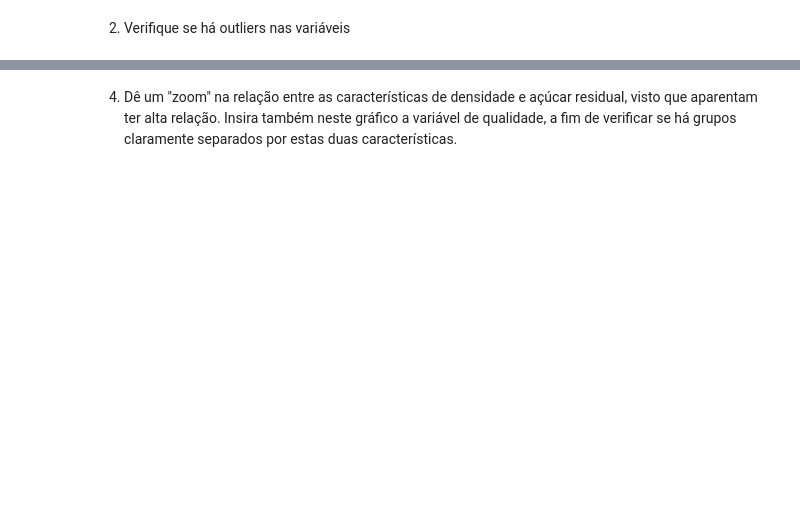
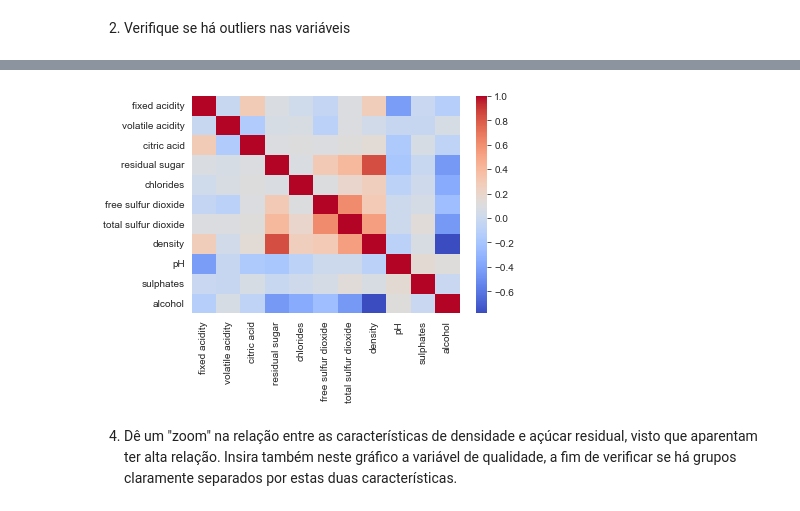
Before and after one commit to Moc967/letscode-data-2, a Jupyter notebook: src/Aula 4 - Seaborn.ipynb, the cells around one changed output, grey strips where cells are left out. Cells and saved outputs as stored; diff of their text form; code cells hidden in the pictures; blank space fills up the shorter version.

```diff
--- a/src/Aula 4 - Seaborn.ipynb
+++ b/src/Aula 4 - Seaborn.ipynb
@@ -370,2 +454,6 @@ Imprima as estatísticas padrões do dataframe com a função **.describe**
+# %%
+sns.heatmap(df_wine.drop("quality", axis =1).corr(), cmap='coolwarm');
+# %% [output]
+[figure, added]
 # %% [markdown]
 4) Dê um "zoom" na relação entre as características de densidade e açúcar residual, visto que aparentam ter alta relação. Insira também neste gráfico a variável de qualidade, a fim de verificar se há grupos claramente separados por estas duas características.
```
Also changed, not shown: parts of 48 cells of this notebook.
